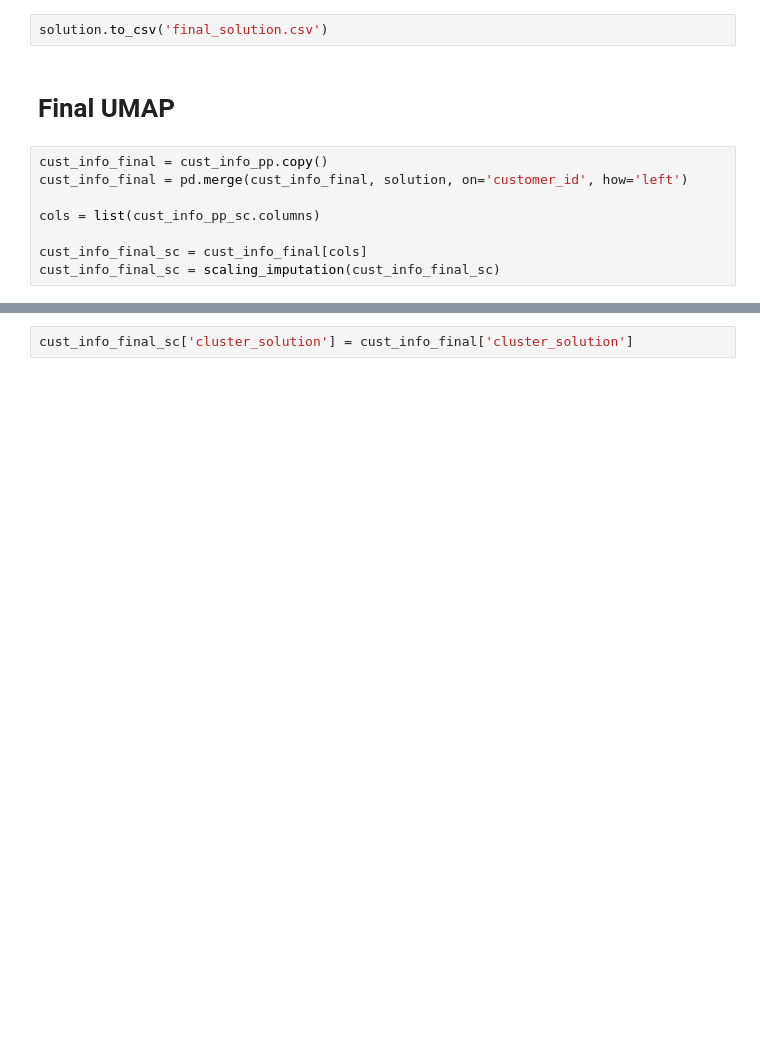
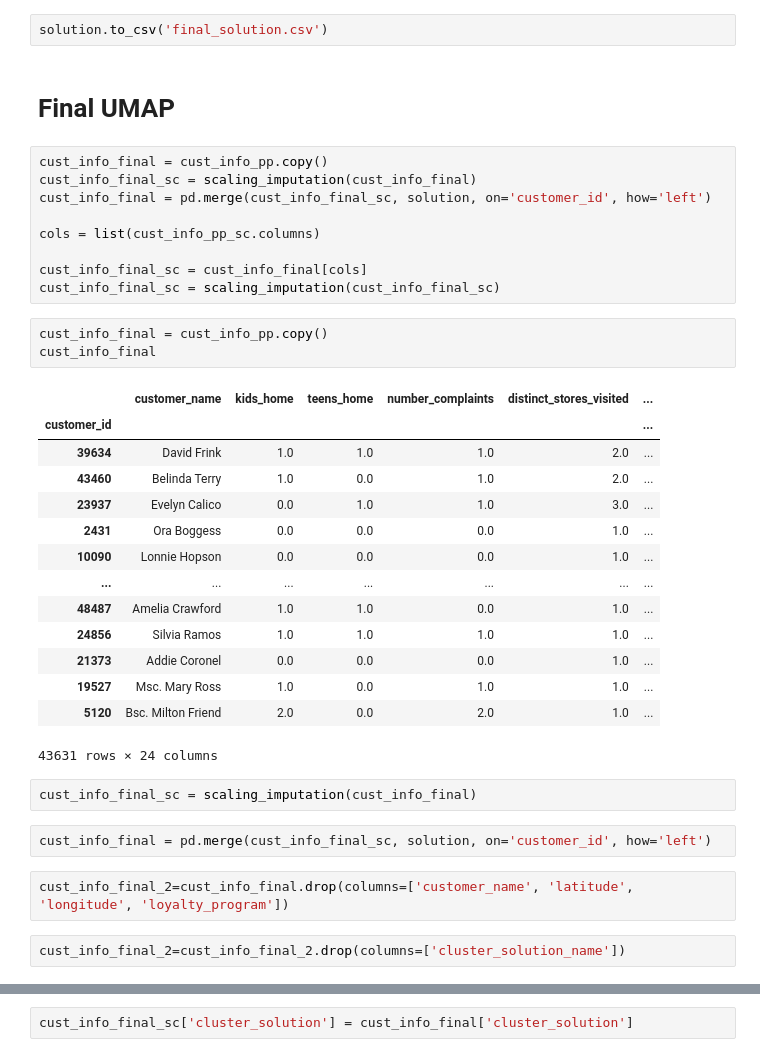
Before and after one commit to mitoma10110/ML2_Project, a Jupyter notebook: main copy.ipynb, the cells around one changed output, grey strips where cells are left out. Saved outputs shown, nothing was run; the diff lists cells and outputs as text; blank space fills up the shorter version.

```diff
--- a/main copy.ipynb
+++ b/main copy.ipynb
@@ -642,9 +639,36 @@ solution.to_csv('final_solution.csv')
 # Final UMAP
 # %%
 cust_info_final = cust_info_pp.copy()
-cust_info_final = pd.merge(cust_info_final, solution, on='customer_id', how='left')
+cust_info_final_sc = scaling_imputation(cust_info_final)
+cust_info_final = pd.merge(cust_info_final_sc, solution, on='customer_id', how='left')
 
 cols = list(cust_info_pp_sc.columns)
 
 cust_info_final_sc = cust_info_final[cols]
 cust_info_final_sc = scaling_imputation(cust_info_final_sc)
+# %%
+cust_info_final = cust_info_pp.copy()
+cust_info_final
+# %% [output]
+|  | customer_name | kids_home | teens_home | number_complaints | distinct_stores_visited | ... |
+| customer_id |  |  |  |  |  | ... |
+| 39634 | David Frink | 1.0 | 1.0 | 1.0 | 2.0 | ... |
+| 43460 | Belinda Terry | 1.0 | 0.0 | 1.0 | 2.0 | ... |
+| 23937 | Evelyn Calico | 0.0 | 1.0 | 1.0 | 3.0 | ... |
+| 2431 | Ora Boggess | 0.0 | 0.0 | 0.0 | 1.0 | ... |
+| 10090 | Lonnie Hopson | 0.0 | 0.0 | 0.0 | 1.0 | ... |
+| ... | ... | ... | ... | ... | ... | ... |
+| 48487 | Amelia Crawford | 1.0 | 1.0 | 0.0 | 1.0 | ... |
+| 24856 | Silvia Ramos | 1.0 | 1.0 | 1.0 | 1.0 | ... |
+| 21373 | Addie Coronel | 0.0 | 0.0 | 0.0 | 1.0 | ... |
+| 19527 | Msc. Mary Ross | 1.0 | 0.0 | 1.0 | 1.0 | ... |
+| 5120 | Bsc. Milton Friend | 2.0 | 0.0 | 2.0 | 1.0 | ... |
+43631 rows × 24 columns
+# %%
+cust_info_final_sc = scaling_imputation(cust_info_final)
+# %%
+cust_info_final = pd.merge(cust_info_final_sc, solution, on='customer_id', how='left')
+# %%
+cust_info_final_2=cust_info_final.drop(columns=['customer_name', 'latitude', 'longitude', 'loyalty_program'])
+# %%
+cust_info_final_2=cust_info_final_2.drop(columns=['cluster_solution_name'])
```
Also changed, not shown: parts of 15 cells of this notebook, 13 other files.
